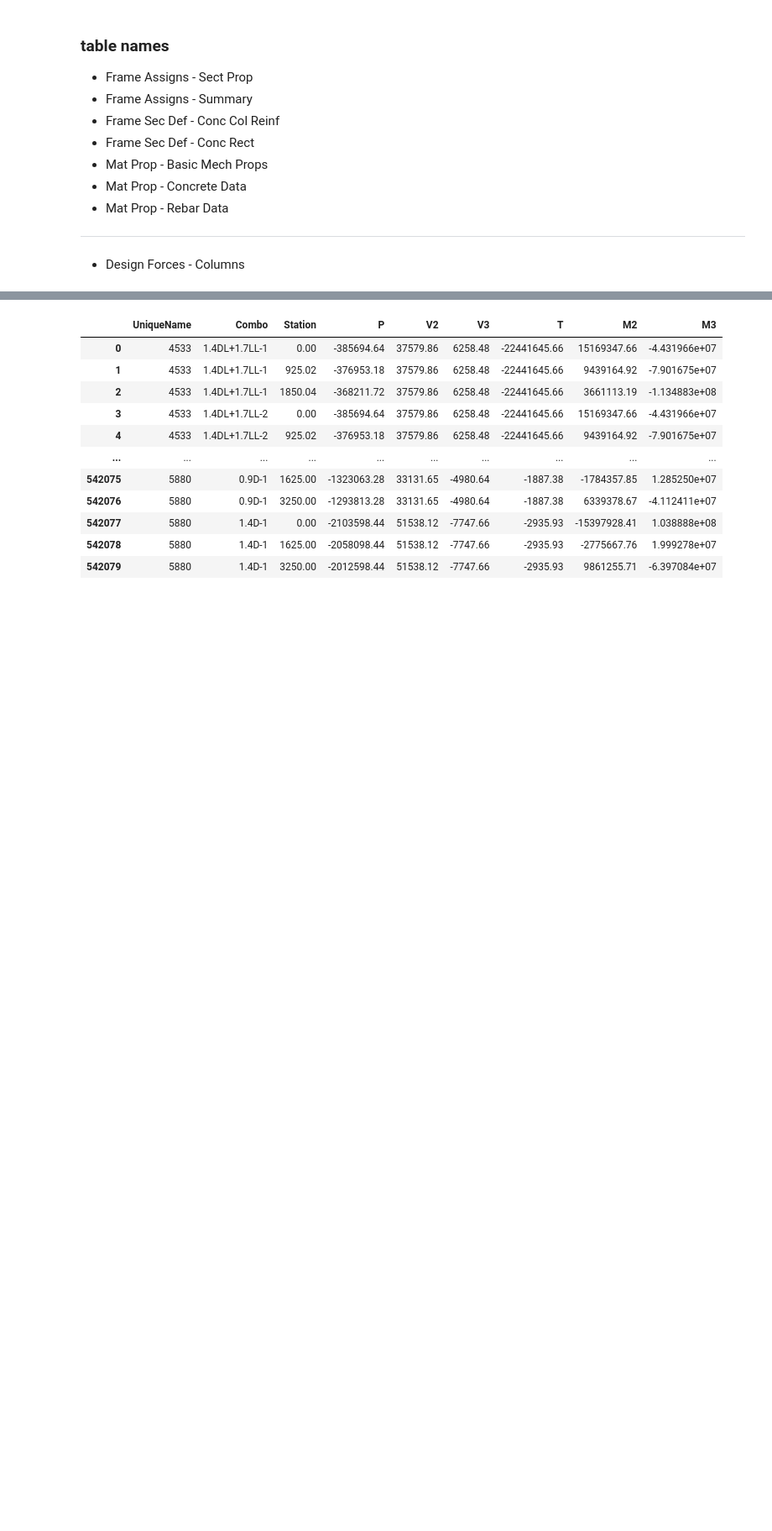
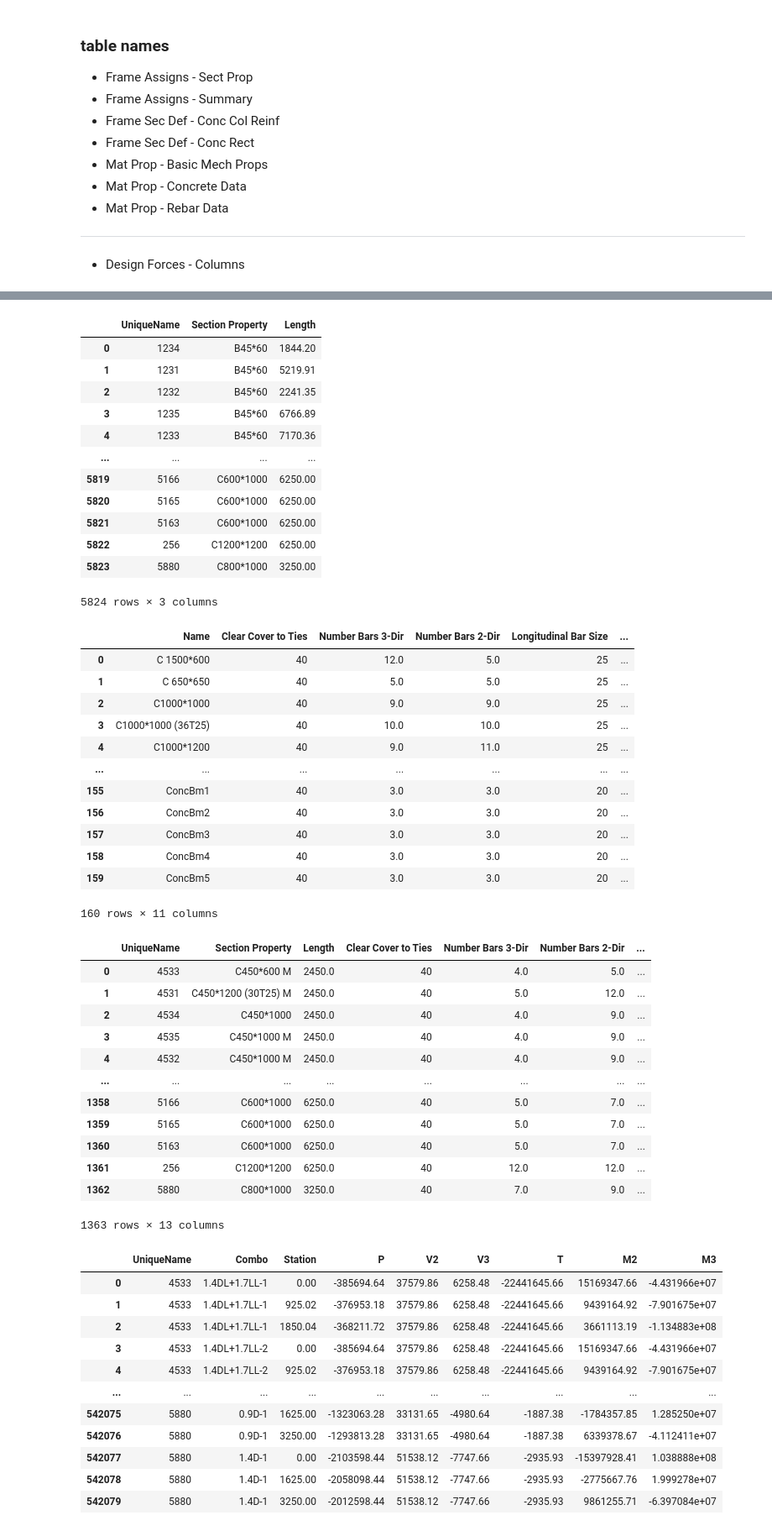
Before and after one commit to mohamadalitellawi/Civil_Engineering_Tools, a Jupyter notebook: notebooks/column_pandas/ppp.ipynb, the cells around one changed output, grey strips where cells are left out. Shown at 84% size. Saved outputs shown, nothing was run; the diff lists cells and outputs as text; code cells hidden in the pictures; blank space fills up the shorter version.

```diff
--- a/notebooks/column_pandas/ppp.ipynb
+++ b/notebooks/column_pandas/ppp.ipynb
@@ -37 +97,70 @@ df
+# %%
+df_frames:pd.DataFrame
+df_sections:pd.DataFrame
+
+df_frames = pd.read_excel(io=excel_file,sheet_name='Frame Assigns - Sect Prop',
+                   skiprows=[0, 2], usecols=[2,3,5])
+df_frames = df_frames[df_frames['Shape'] == 'Concrete Rectangular']
+
+df = pd.read_excel(io=excel_file,sheet_name='Frame Assigns - Summary',
+                   skiprows=[0,2],usecols=[2,4])
+df_frames = df_frames.merge(df,how='inner', on='UniqueName').drop(axis=1, labels=['Shape'])
+display(df_frames)
+df_sections = pd.read_excel(io=excel_file,sheet_name='Frame Sec Def - Conc Col Reinf',
+                   skiprows=[0, 2],usecols=[0,3,6,7,8,10,12])
+df_sections = df_sections [df_sections['Reinforcement Configuration'] == 'Rectangular']
+
+df = pd.read_excel(io=excel_file,sheet_name='Frame Sec Def - Conc Rect',
+                   skiprows=[0, 2], usecols=[0,1,3,4,8])
+df = df[df['Design Type'] == 'Column']
+df_sections = df_sections.merge(df,how='inner', on='Name')
+
+df = pd.read_excel(io=excel_file,sheet_name='Mat Prop - Concrete Data',
+                   skiprows=[0, 2], usecols=[0,1])
+df_sections = df_sections.merge(df,how='inner', on='Material').drop(axis=1, labels=['Reinforcement Configuration','Material','Design Type'])
+df_sections['As'] = (2 * (df_sections['Number Bars 3-Dir'] + df_sections['Number Bars 2-Dir']) - 4) * math.pi / 4 * df_sections['Longitudinal Bar Size'] **2
+df_sections['rft_ratio'] = df_sections['As'] / (df_sections['Depth'] * df_sections['Width'])
+display(df_sections)
+df_input = df_frames.merge(df_sections,how='inner', left_on='Section Property', right_on='Name').drop(axis=1, labels=['Name'])
+df_input
+# %% [output]
+|  | UniqueName | Section Property | Length |
+| 0 | 1234 | B45*60 | 1844.20 |
+| 1 | 1231 | B45*60 | 5219.91 |
+| 2 | 1232 | B45*60 | 2241.35 |
+| 3 | 1235 | B45*60 | 6766.89 |
+| 4 | 1233 | B45*60 | 7170.36 |
+| ... | ... | ... | ... |
+| 5819 | 5166 | C600*1000 | 6250.00 |
+| 5820 | 5165 | C600*1000 | 6250.00 |
+| 5821 | 5163 | C600*1000 | 6250.00 |
+| 5822 | 256 | C1200*1200 | 6250.00 |
+| 5823 | 5880 | C800*1000 | 3250.00 |
+5824 rows × 3 columns
+|  | Name | Clear Cover to Ties | Number Bars 3-Dir | Number Bars 2-Dir | Longitudinal Bar Size | ... |
+| 0 | C 1500*600 | 40 | 12.0 | 5.0 | 25 | ... |
+| 1 | C 650*650 | 40 | 5.0 | 5.0 | 25 | ... |
+| 2 | C1000*1000 | 40 | 9.0 | 9.0 | 25 | ... |
+| 3 | C1000*1000 (36T25) | 40 | 10.0 | 10.0 | 25 | ... |
+| 4 | C1000*1200 | 40 | 9.0 | 11.0 | 25 | ... |
+| ... | ... | ... | ... | ... | ... | ... |
+| 155 | ConcBm1 | 40 | 3.0 | 3.0 | 20 | ... |
+| 156 | ConcBm2 | 40 | 3.0 | 3.0 | 20 | ... |
+| 157 | ConcBm3 | 40 | 3.0 | 3.0 | 20 | ... |
+| 158 | ConcBm4 | 40 | 3.0 | 3.0 | 20 | ... |
+| 159 | ConcBm5 | 40 | 3.0 | 3.0 | 20 | ... |
+160 rows × 11 columns
+|  | UniqueName | Section Property | Length | Clear Cover to Ties | Number Bars 3-Dir | Number Bars 2-Dir | ... |
+| 0 | 4533 | C450*600 M | 2450.0 | 40 | 4.0 | 5.0 | ... |
+| 1 | 4531 | C450*1200 (30T25) M | 2450.0 | 40 | 5.0 | 12.0 | ... |
+| 2 | 4534 | C450*1000 | 2450.0 | 40 | 4.0 | 9.0 | ... |
+| 3 | 4535 | C450*1000 M | 2450.0 | 40 | 4.0 | 9.0 | ... |
+| 4 | 4532 | C450*1000 M | 2450.0 | 40 | 4.0 | 9.0 | ... |
+| ... | ... | ... | ... | ... | ... | ... | ... |
+| 1358 | 5166 | C600*1000 | 6250.0 | 40 | 5.0 | 7.0 | ... |
+| 1359 | 5165 | C600*1000 | 6250.0 | 40 | 5.0 | 7.0 | ... |
+| 1360 | 5163 | C600*1000 | 6250.0 | 40 | 5.0 | 7.0 | ... |
+| 1361 | 256 | C1200*1200 | 6250.0 | 40 | 12.0 | 12.0 | ... |
+| 1362 | 5880 | C800*1000 | 3250.0 | 40 | 7.0 | 9.0 | ... |
+1363 rows × 13 columns
 # %%
```
Also changed, not shown: parts of 6 cells of this notebook, 2 other files.
